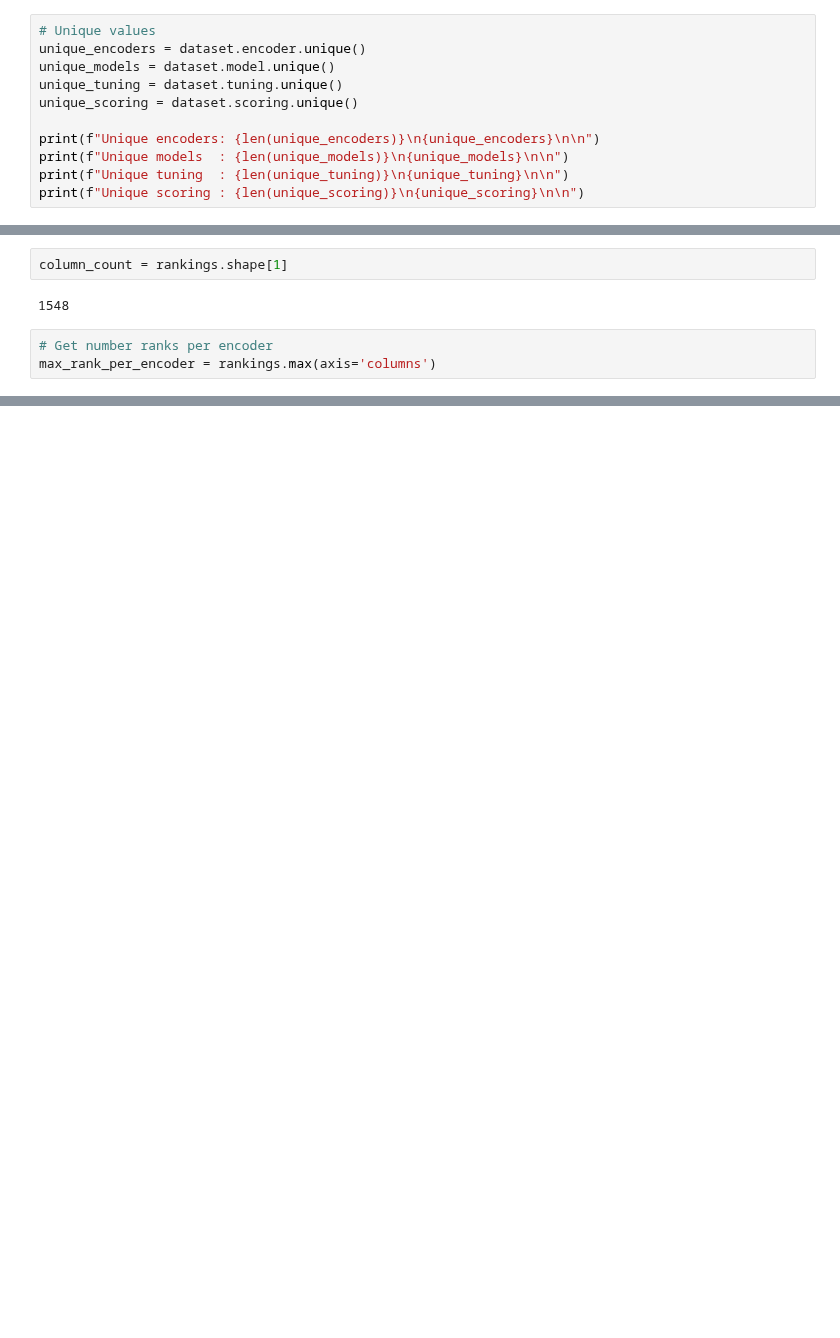
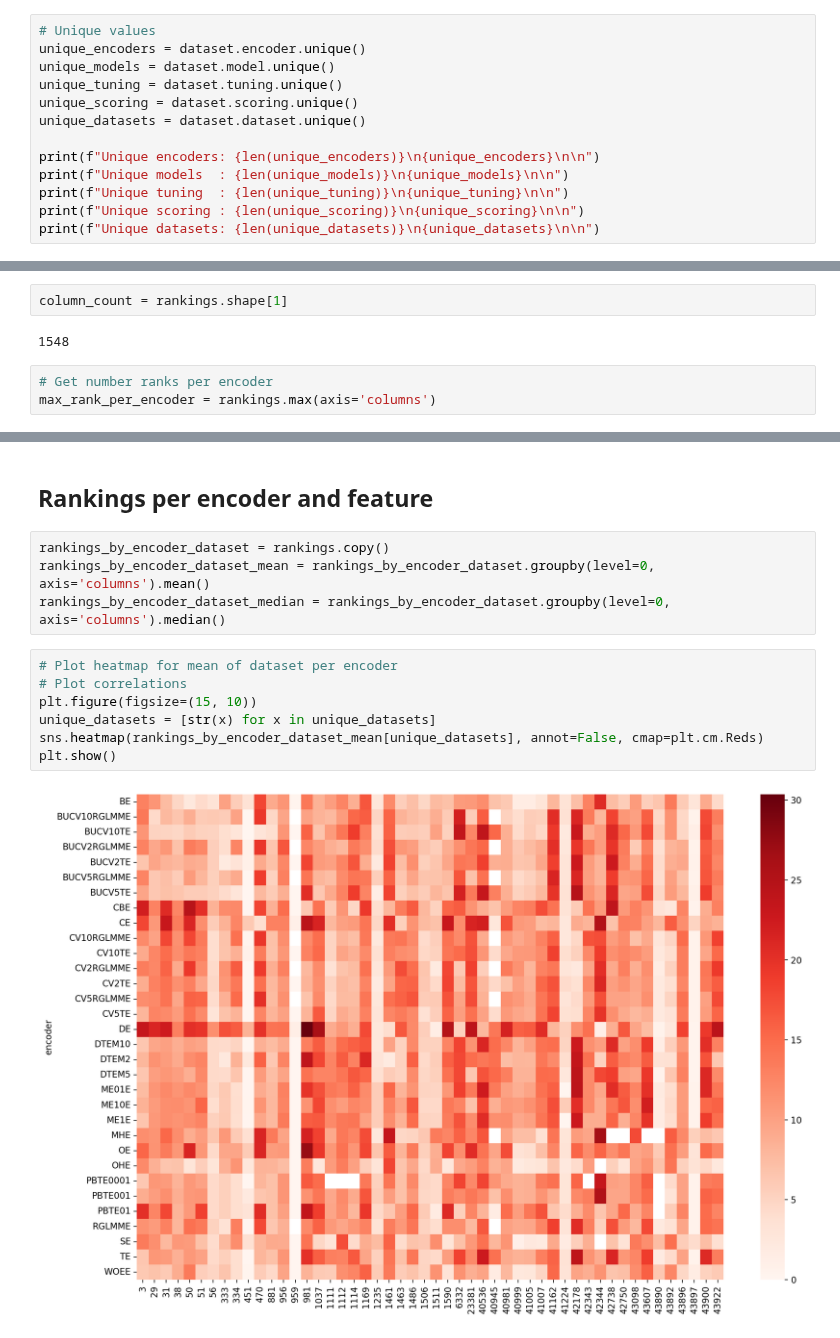
Before and after one commit to nina-prog/meta-learning-for-encoder-selection, a Jupyter notebook: notebooks/week08/week08-EDA.ipynb, the cells around one changed output, grey strips where cells are left out. Cells and saved outputs as stored; diff of their text form; blank space fills up the shorter version.

```diff
--- a/notebooks/week08/week08-EDA.ipynb
+++ b/notebooks/week08/week08-EDA.ipynb
@@ -86,8 +86,10 @@ unique_encoders = dataset.encoder.unique()
 unique_models = dataset.model.unique()
 unique_tuning = dataset.tuning.unique()
 unique_scoring = dataset.scoring.unique()
+unique_datasets = dataset.dataset.unique()
 
 print(f"Unique encoders: {len(unique_encoders)}\n{unique_encoders}\n\n")
 print(f"Unique models  : {len(unique_models)}\n{unique_models}\n\n")
 print(f"Unique tuning  : {len(unique_tuning)}\n{unique_tuning}\n\n")
 print(f"Unique scoring : {len(unique_scoring)}\n{unique_scoring}\n\n")
+print(f"Unique datasets: {len(unique_datasets)}\n{unique_datasets}\n\n")
@@ -464,0 +549,15 @@ total_stats[['mean', 'median']].head(32)
+# %% [markdown]
+## Rankings per encoder and feature
+# %%
+rankings_by_encoder_dataset = rankings.copy()
+rankings_by_encoder_dataset_mean = rankings_by_encoder_dataset.groupby(level=0, axis='columns').mean()
+rankings_by_encoder_dataset_median = rankings_by_encoder_dataset.groupby(level=0, axis='columns').median()
+# %%
+# Plot heatmap for mean of dataset per encoder
+# Plot correlations
+plt.figure(figsize=(15, 10))
+unique_datasets = [str(x) for x in unique_datasets]
+sns.heatmap(rankings_by_encoder_dataset_mean[unique_datasets], annot=False, cmap=plt.cm.Reds)
+plt.show()
+# %% [output]
+[figure, added]
```
Also changed, not shown: parts of 19 cells of this notebook.
